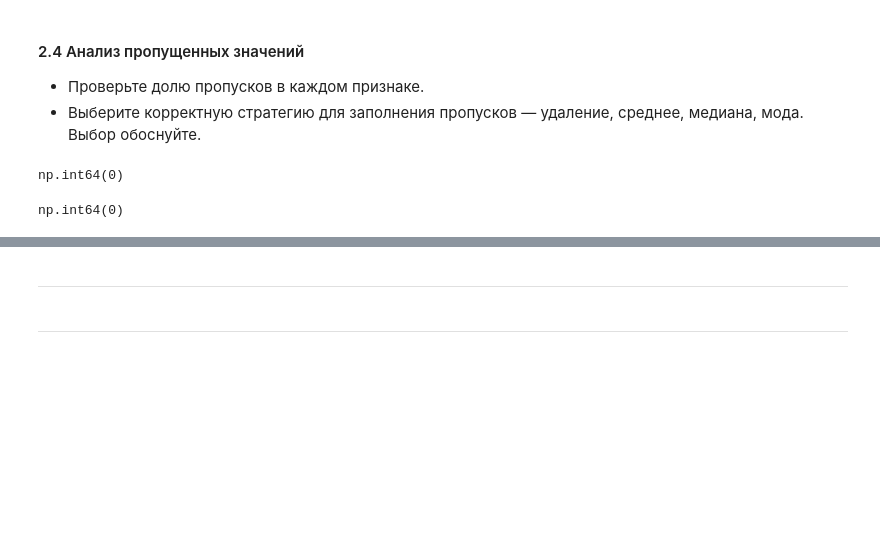
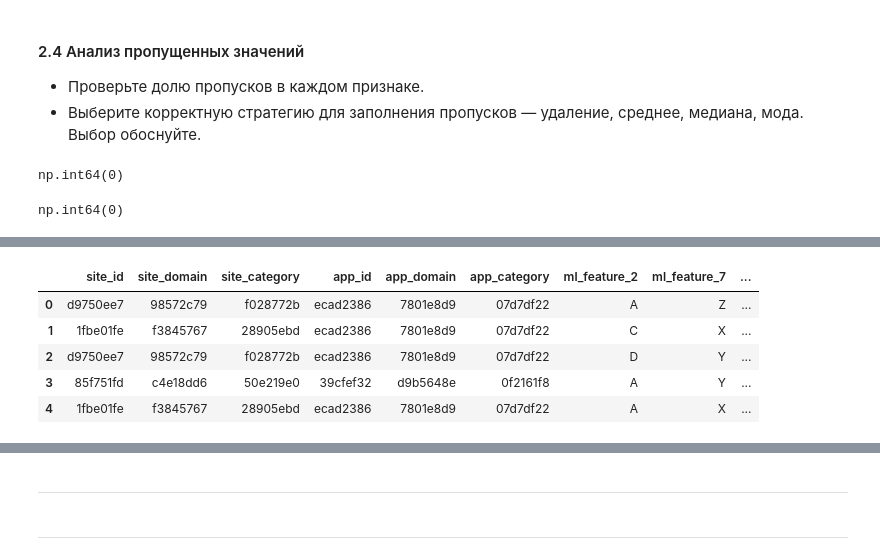
Before and after one commit to TemaQDX/sprint_12_project_advandex, a Jupyter notebook: sprint_12_project_advandex_Artem_Burov.ipynb, the cells around one changed output, grey strips where cells are left out. Drawn from its saved outputs; the diff is of its cells as text; code cells hidden in the pictures; blank space fills up the shorter version.

```diff
--- a/sprint_12_project_advandex_Artem_Burov.ipynb
+++ b/sprint_12_project_advandex_Artem_Burov.ipynb
@@ -539,0 +542,9 @@ np.int64(0)
+# %%
+df_work[categorical_features].head()
+# %% [output]
+|  | site_id | site_domain | site_category | app_id | app_domain | app_category | ml_feature_2 | ml_feature_7 | ... |
+| 0 | d9750ee7 | 98572c79 | f028772b | ecad2386 | 7801e8d9 | 07d7df22 | A | Z | ... |
+| 1 | 1fbe01fe | f3845767 | 28905ebd | ecad2386 | 7801e8d9 | 07d7df22 | C | X | ... |
+| 2 | d9750ee7 | 98572c79 | f028772b | ecad2386 | 7801e8d9 | 07d7df22 | D | Y | ... |
+| 3 | 85f751fd | c4e18dd6 | 50e219e0 | 39cfef32 | d9b5648e | 0f2161f8 | A | Y | ... |
+| 4 | 1fbe01fe | f3845767 | 28905ebd | ecad2386 | 7801e8d9 | 07d7df22 | A | X | ... |
```
Also changed, not shown: parts of 10 cells of this notebook.
